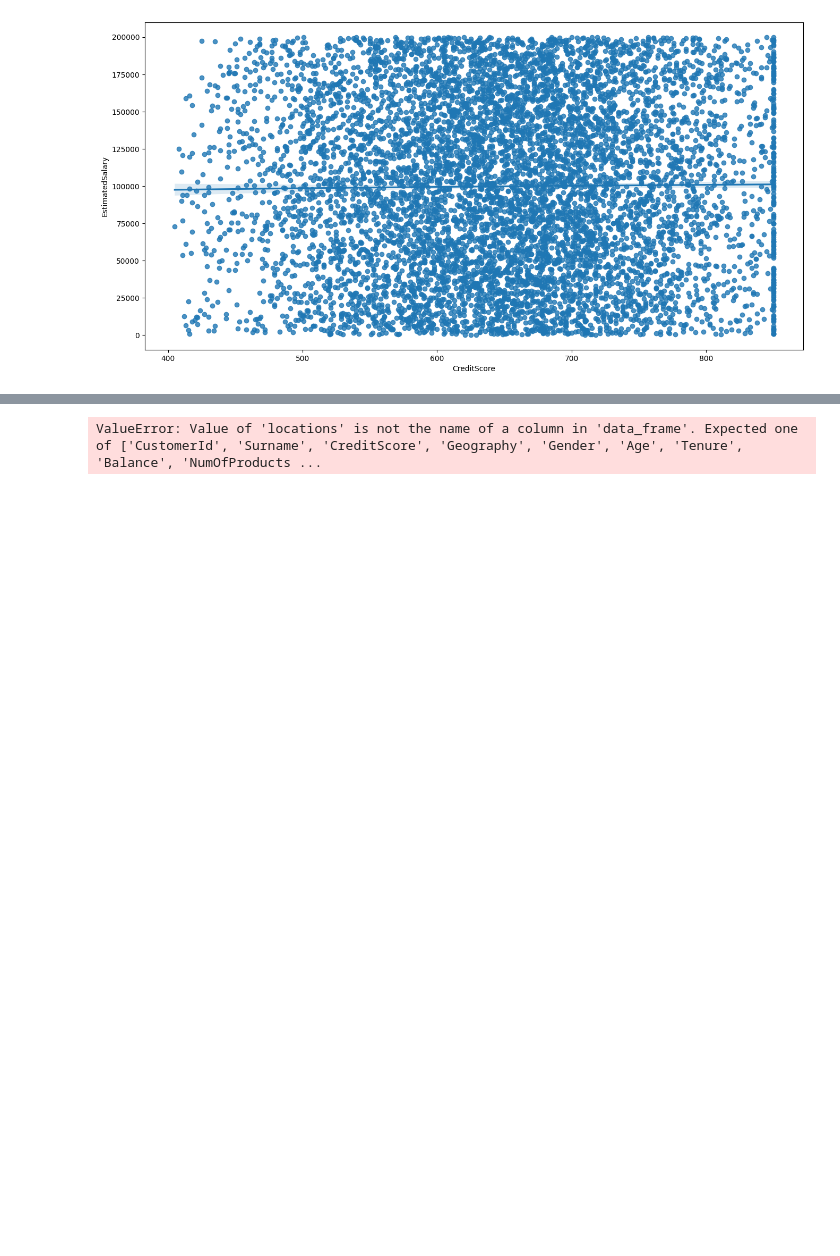
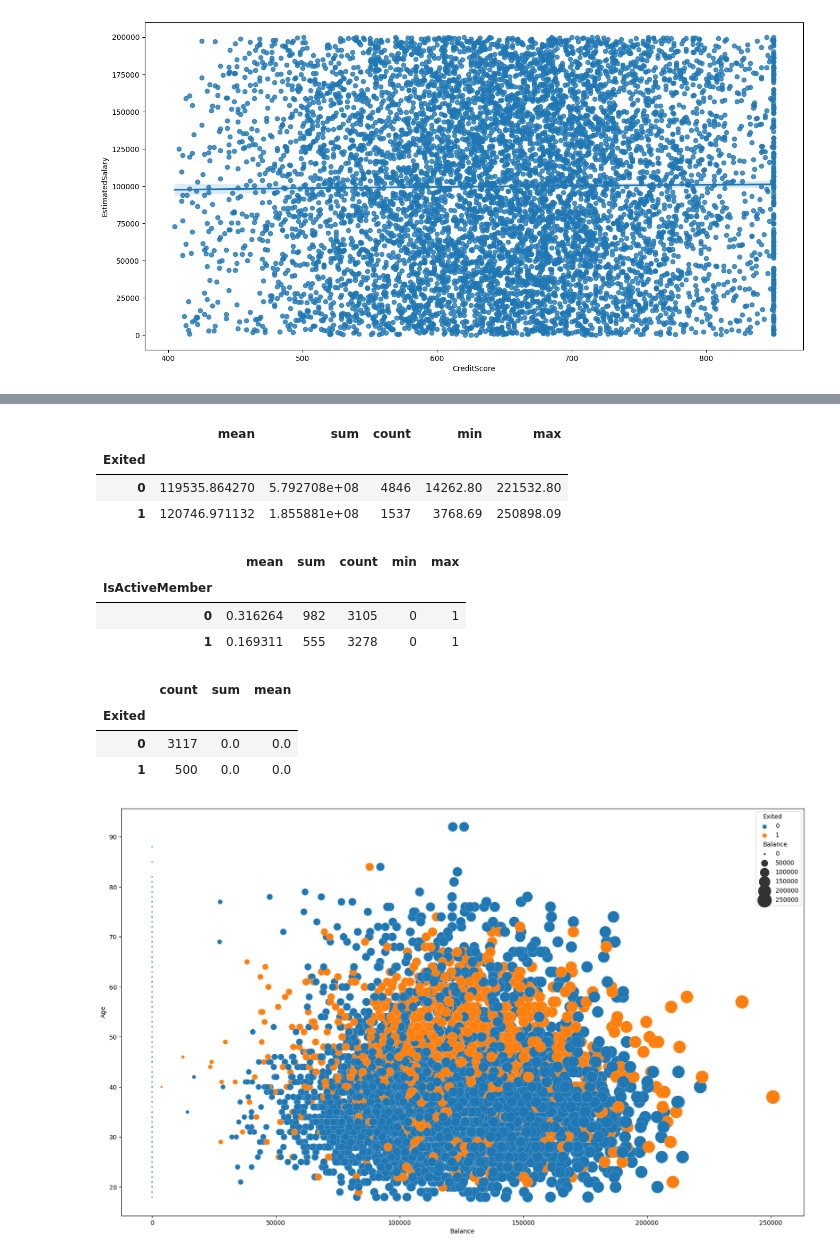
Before and after one commit to lyu-bel/IDE, a Jupyter notebook: Scillfactory/P_13/Examples_DZ13.ipynb, the cells around one changed output, grey strips where cells are left out. Saved outputs shown, nothing was run; the diff lists cells and outputs as text; code cells hidden in the pictures; blank space fills up the shorter version.

```diff
--- a/Scillfactory/P_13/Examples_DZ13.ipynb
+++ b/Scillfactory/P_13/Examples_DZ13.ipynb
@@ -89,22 +94,55 @@ The default value of numeric_only in DataFrameGroupBy.mean is deprecated. In a f
 | France | 0.161548 | 810 | 5014 | France |
 | Germany | 0.324432 | 814 | 2509 | Germany |
 | Spain | 0.166734 | 413 | 2477 | Spain |
-# %%
-#строим график
-fig = px.choropleth(
-    data_frame=churn_data, #DataFrame
-    locations="country", #столбец с локациями
-    locationmode = "country names", #режим сопоставления локаций с базой Plotly
-    color="confirmed", #от чего зависит цвет
-    animation_frame="date", #анимационный бегунок
-    range_color=[0, 30e6], #диапазон цвета
-    title='Global Spread of COVID-19', #заголовок
-    width=800, #ширина
-    height=500, #высота
-    color_continuous_scale='Reds' #палитра цветов
-)
-
-#отображаем график
-fig.show()
-# %% [output]
-ValueError: Value of 'locations' is not the name of a column in 'data_frame'. Expected one of ['CustomerId', 'Surname', 'CreditScore', 'Geography', 'Gender', 'Age', 'Tenure', 'Balance', 'NumOfProducts ...
+# %%
+churn_data_balance = churn_data.groupby('Balance').agg(['mean', 'sum', 'count', 'min', 'max'])
+churn_data_balance
+churn_data.groupby('Geography').mean()
+mask = churn_data['Balance']>2500
+churn_data_balance = churn_data[mask].groupby('Exited')['Balance'].agg(['mean', 'sum', 'count', 'min', 'max'])
+churn_data_balance
+# %% [output]
+|  | mean | sum | count | min | max |
+| Exited |  |  |  |  |  |
+| 0 | 119535.864270 | 5.792708e+08 | 4846 | 14262.80 | 221532.80 |
+| 1 | 120746.971132 | 1.855881e+08 | 1537 | 3768.69 | 250898.09 |
+# %%
+churn_data_balance = churn_data.groupby('Balance').agg(['mean', 'sum', 'count', 'min', 'max'])
+churn_data_balance
+churn_data.groupby('Geography').mean()
+mask = churn_data['Balance']>0
+churn_data_balance = churn_data[mask].groupby('IsActiveMember')['Exited'].agg(['mean', 'sum', 'count', 'min', 'max'])
+churn_data_balance
+# %% [output]
+|  | mean | sum | count | min | max |
+| IsActiveMember |  |  |  |  |  |
+| 0 | 0.316264 | 982 | 3105 | 0 | 1 |
+| 1 | 0.169311 | 555 | 3278 | 0 | 1 |
+# %%
+mask = churn_data['Balance'] ==0
+s1 = churn_data[mask].groupby(by='Balance')['Exited'].agg(['count', 'sum', 'mean'])
+s1['Balance'] = s1.index
+s1
+churn_data[mask].groupby(by='Exited')['Balance'].agg(['count', 'sum', 'mean'])
+# %% [output]
+|  | count | sum | mean |
+| Exited |  |  |  |
+| 0 | 3117 | 0.0 | 0.0 |
+| 1 | 500 | 0.0 | 0.0 |
+# %%
+#Exited — статус лояльности (1 — ушедший клиент, 0 — лояльный клиент
+mask = churn_data['Exited']  == 1
+fig = plt.figure(figsize=(20, 12))
+
+scatterplot = sns.scatterplot(
+    data=churn_data,
+    x='Balance',
+    y='Age',
+    hue='Exited',
+    #s=100,
+    size='Balance',
+    sizes=(5, 500)
+
+)
+# %% [output]
+[figure, added]
```
Also changed, not shown: parts of 10 cells of this notebook, 2 other files.
